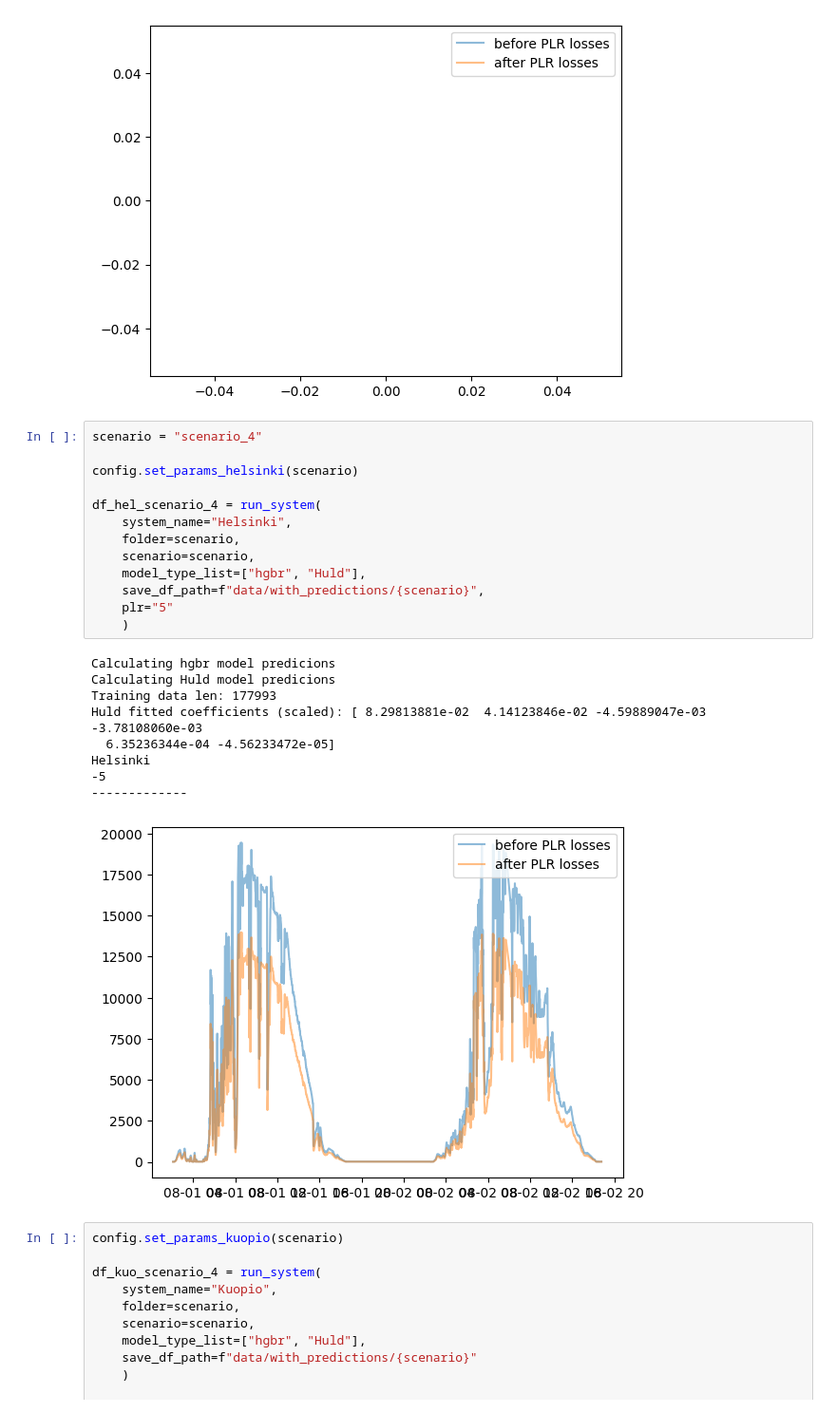
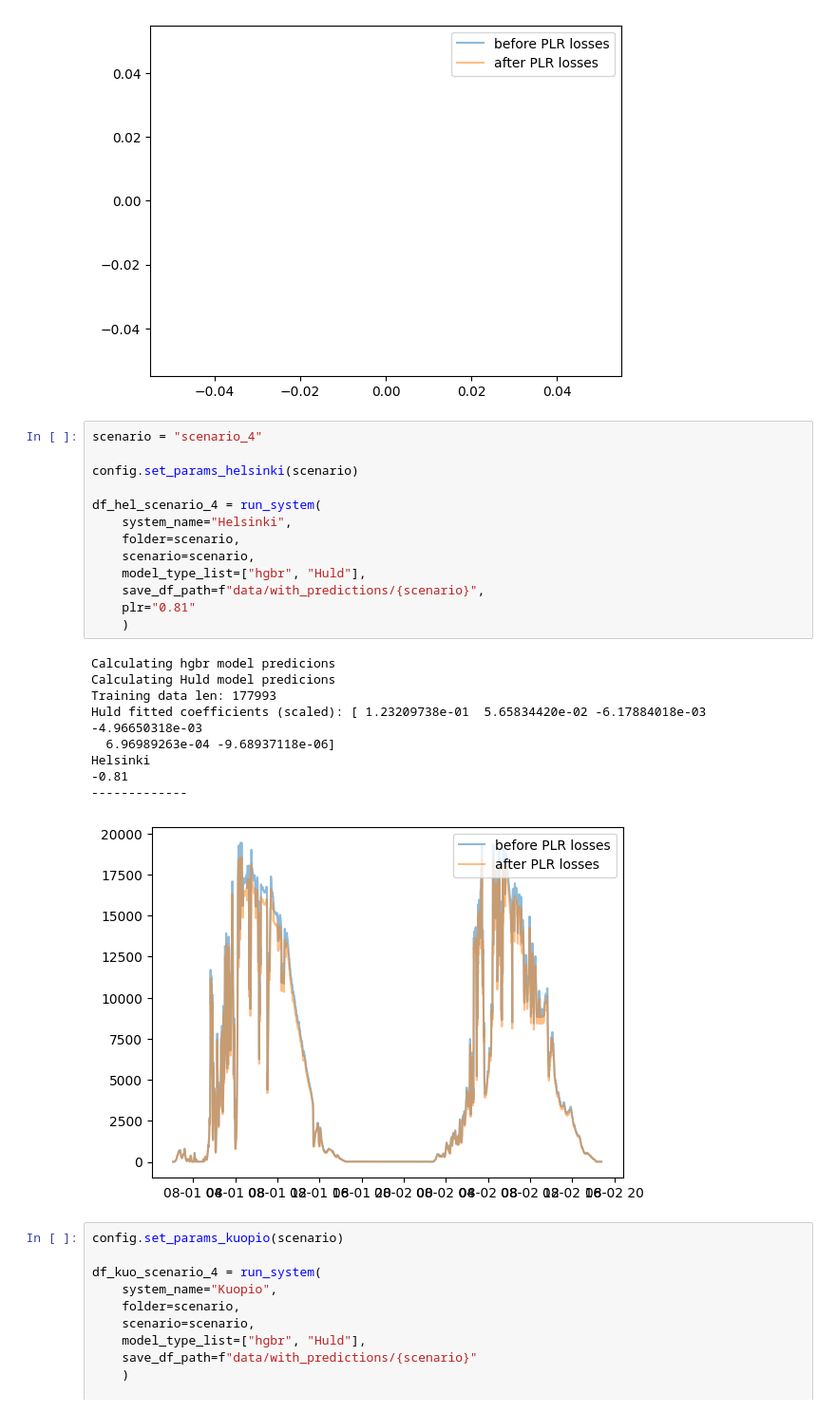
Before and after one commit to energy-systems-team/power-model-robustness, a Jupyter notebook: calculate-predictions.ipynb, the cells around one changed output. Shown at 95% size. Drawn from its saved outputs; the diff is of its cells as text.

Commit message:
Update plots and maybe something else (I can't remember)

```diff
--- a/calculate-predictions.ipynb
+++ b/calculate-predictions.ipynb
@@ -610,26 +610,26 @@ KTK
 # %%
 scenario = "scenario_4"
 
 config.set_params_helsinki(scenario)
 
 df_hel_scenario_4 = run_system(
     system_name="Helsinki",
     folder=scenario,
     scenario=scenario,
     model_type_list=["hgbr", "Huld"],
     save_df_path=f"data/with_predictions/{scenario}",
-    plr="5"
+    plr="0.81"
     )
 # %% [output]
 Calculating hgbr model predicions
 Calculating Huld model predicions
 Training data len: 177993
-Huld fitted coefficients (scaled): [ 8.29813881e-02  4.14123846e-02 -4.59889047e-03 -3.78108060e-03
-  6.35236344e-04 -4.56233472e-05]
+Huld fitted coefficients (scaled): [ 1.23209738e-01  5.65834420e-02 -6.17884018e-03 -4.96650318e-03
+  6.96989263e-04 -9.68937118e-06]
 Helsinki
--5
+-0.81
 -------------
-[figure, old version]
+[figure, new version]
 # %%
 config.set_params_kuopio(scenario)
 
```
Also changed, not shown: 3 other files.
